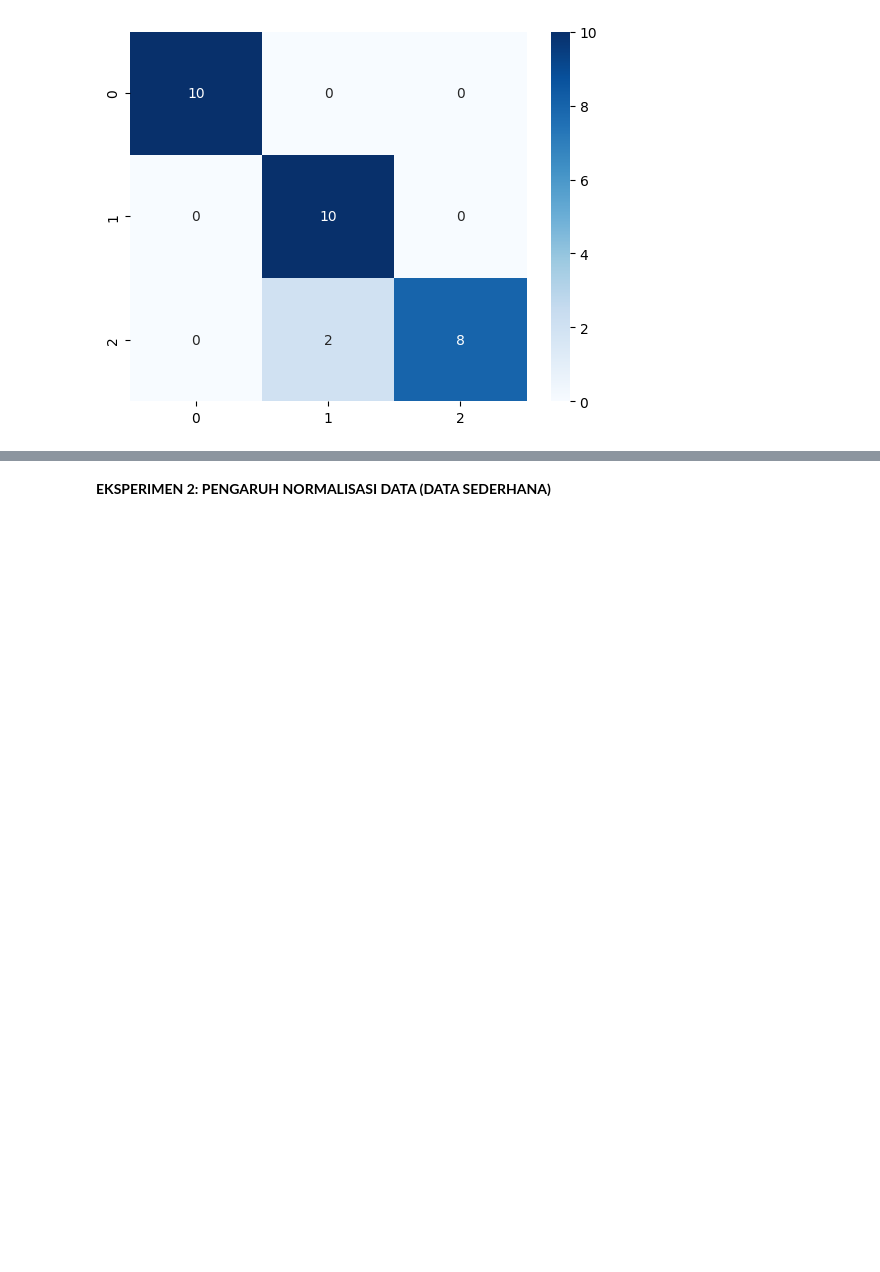
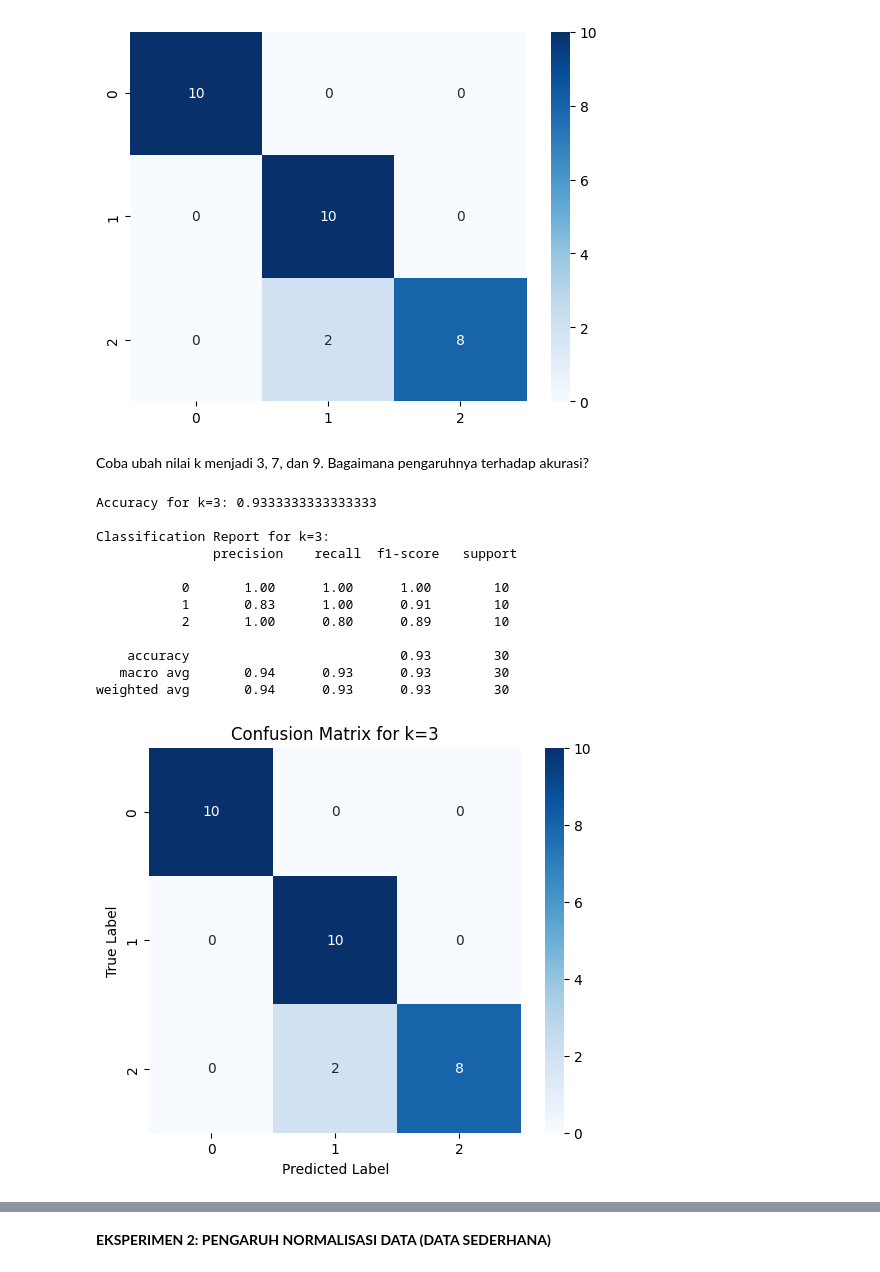
Before and after one commit to dindahanifa/analisis_pengujian, a Jupyter notebook: K_Nearest_Neighbors_(KNN).ipynb, the cells around one changed output, grey strips where cells are left out. Cells and saved outputs as stored; diff of their text form; code cells hidden in the pictures; blank space fills up the shorter version.

```diff
--- a/K_Nearest_Neighbors_(KNN).ipynb
+++ b/K_Nearest_Neighbors_(KNN).ipynb
@@ -151,3 +151,34 @@ Classification Report:
    macro avg       0.94      0.93      0.93        30
 weighted avg       0.94      0.93      0.93        30
 [figure]
+# %% [markdown]
+Coba ubah nilai k menjadi 3, 7, dan 9. Bagaimana pengaruhnya terhadap akurasi?
+# %%
+knn_k3 = KNeighborsClassifier(n_neighbors=3, metric='euclidean')
+knn_k3.fit(X_train_scaled, y_train)
+
+y_pred_k3 = knn_k3.predict(X_test_scaled)
+
+print(f"Accuracy for k=3: {accuracy_score(y_test, y_pred_k3)}")
+print("\nClassification Report for k=3:\n", classification_report(y_test, y_pred_k3))
+
+plt.figure(figsize=(6, 5))
+sns.heatmap(confusion_matrix(y_test, y_pred_k3), annot=True, fmt='d', cmap='Blues')
+plt.title('Confusion Matrix for k=3')
+plt.xlabel('Predicted Label')
+plt.ylabel('True Label')
+plt.show()
+# %% [output]
+Accuracy for k=3: 0.9333333333333333
+
+Classification Report for k=3:
+               precision    recall  f1-score   support
+
+           0       1.00      1.00      1.00        10
+           1       0.83      1.00      0.91        10
+           2       1.00      0.80      0.89        10
+
+    accuracy                           0.93        30
+   macro avg       0.94      0.93      0.93        30
+weighted avg       0.94      0.93      0.93        30
+[figure, added]
```
Also changed, not shown: parts of 17 cells of this notebook.
